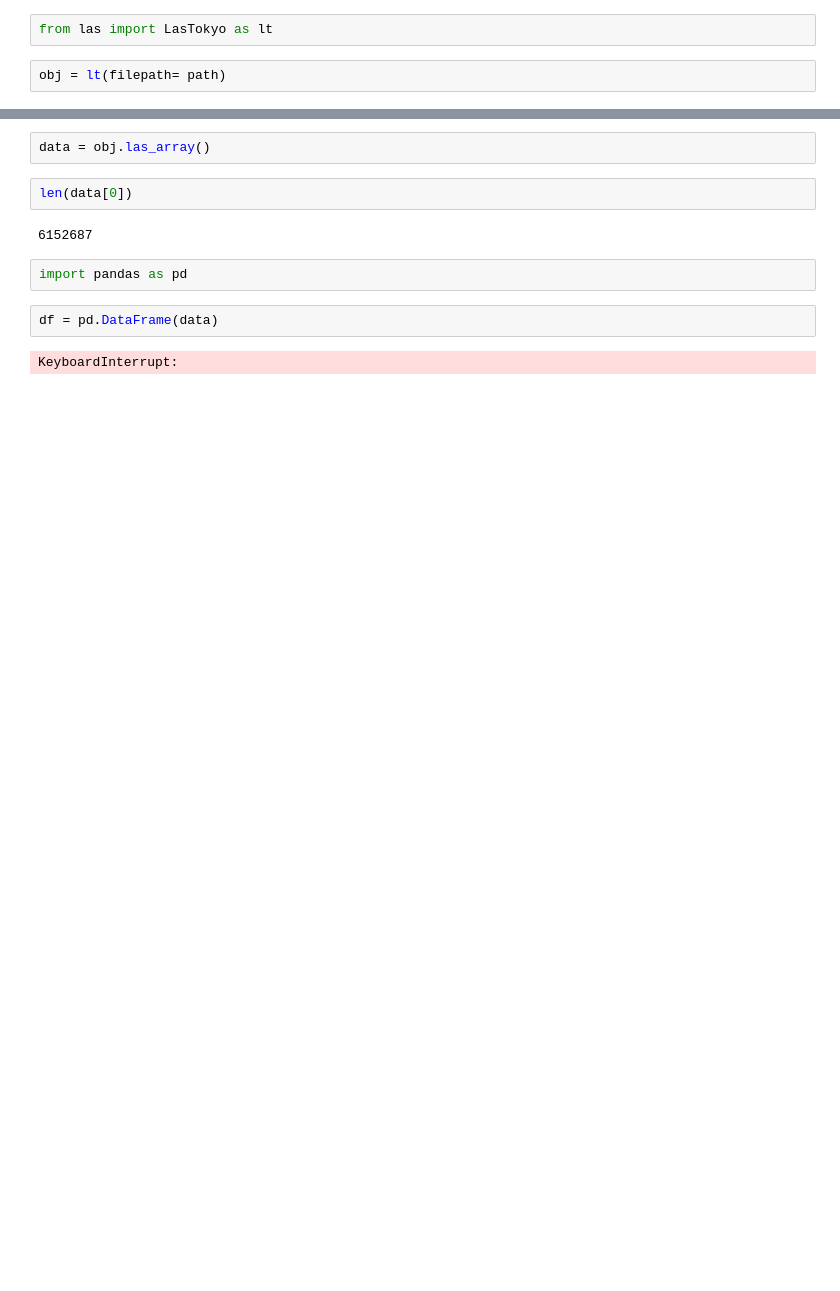
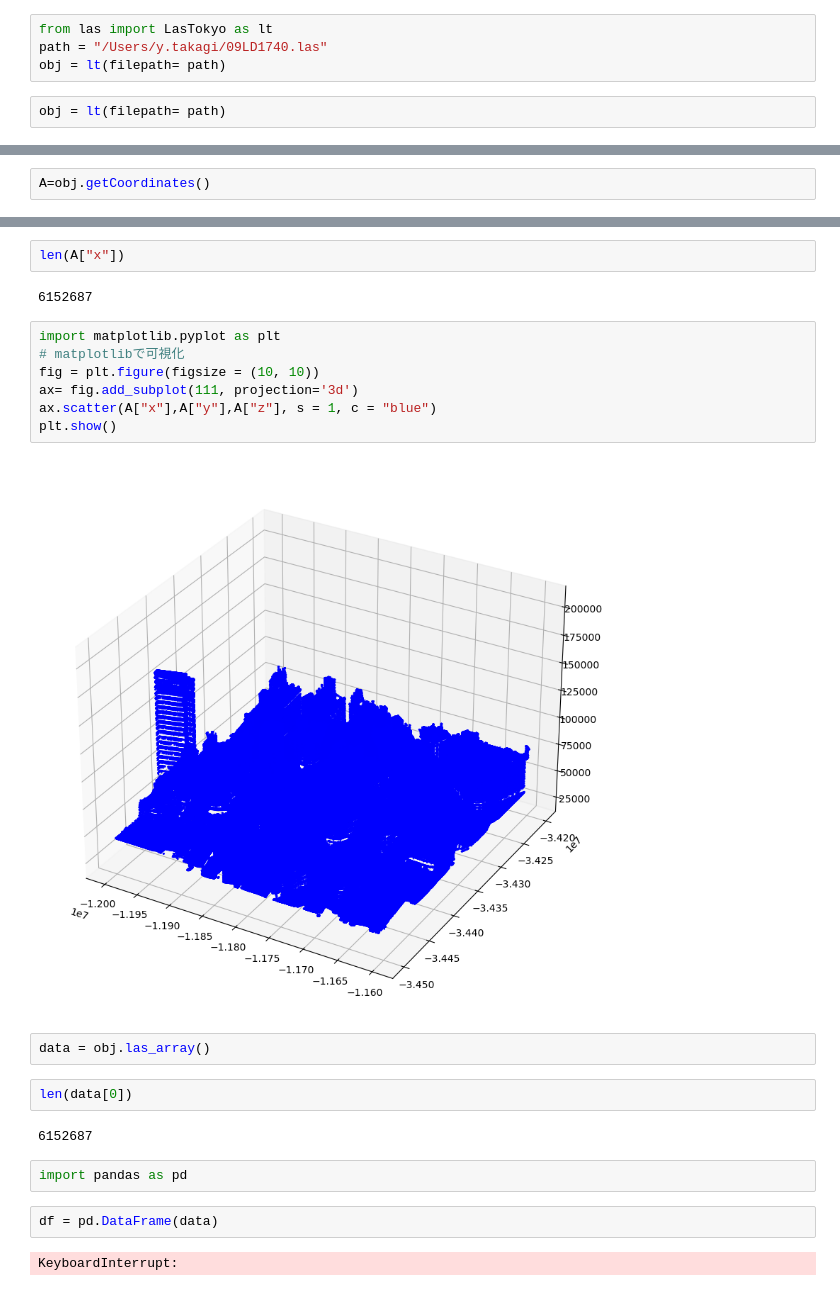
Before and after one commit to yut0takagi/LasTokyo, a Jupyter notebook: dev.ipynb, the cells around one changed output, grey strips where cells are left out. Drawn from its saved outputs; the diff is of its cells as text; blank space fills up the shorter version.

```diff
--- a/dev.ipynb
+++ b/dev.ipynb
@@ -140,5 +142,7 @@ table
 path = "/Users/y.takagi/09LD1740.las"
 # %%
 from las import LasTokyo as lt
+path = "/Users/y.takagi/09LD1740.las"
+obj = lt(filepath= path)
 # %%
 obj = lt(filepath= path)
@@ -155,0 +149,2 @@ z: [[37713,37783,37795,37575,37700,...,34014,49356,36269,41004,41048]]
+# %%
+A=obj.getCoordinates()
@@ -156,3 +160,16 @@ z: [[37713,37783,37795,37575,37700,...,34014,49356,36269,41004,41048]]
+# %%
+len(A["x"])
+# %% [output]
+6152687
+# %%
+import matplotlib.pyplot as plt
+# matplotlibで可視化
+fig = plt.figure(figsize = (10, 10))
+ax= fig.add_subplot(111, projection='3d')
+ax.scatter(A["x"],A["y"],A["z"], s = 1, c = "blue")
+plt.show()
+# %% [output]
+[figure, added]
 # %%
 data = obj.las_array()
 # %%
```
Also changed, not shown: parts of 7 cells of this notebook, 1 other file.
